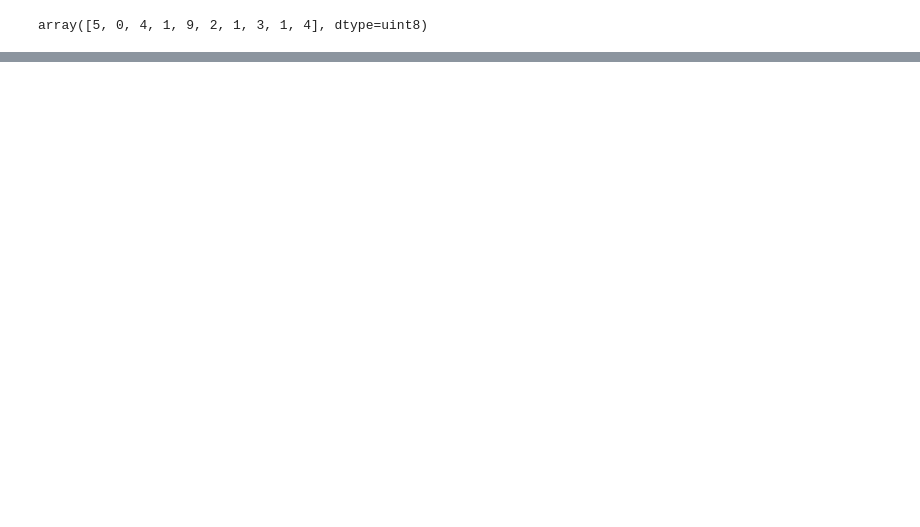
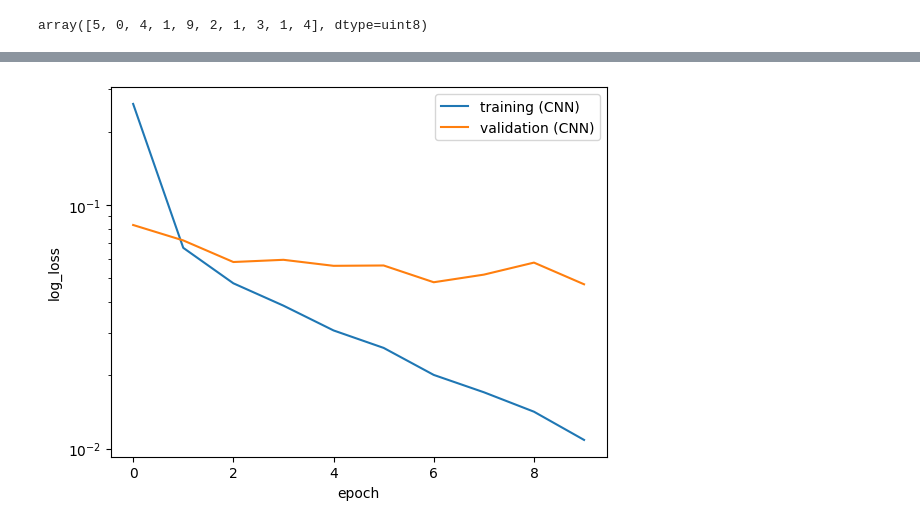
Before and after one commit to elhamkashi/DSPS_EKashi, a Jupyter notebook: HW10/Task2/kerasmnist_mlp.ipynb, the cells around one changed output, grey strips where cells are left out. Saved outputs shown, nothing was run; the diff lists cells and outputs as text; code cells hidden in the pictures; blank space fills up the shorter version.

```diff
--- a/HW10/Task2/kerasmnist_mlp.ipynb
+++ b/HW10/Task2/kerasmnist_mlp.ipynb
@@ -149,0 +206,6 @@ mlp.evaluate(x_testraveled, y_test)
+# %%
+# Reshape the flattened data back to 28x28x1 for the CNN
+x_train_cnn = x_trainraveled.reshape(-1, 28, 28, 1)
+x_test_cnn = x_testraveled.reshape(-1, 28, 28, 1)
+
+x_train_cnn.shape, x_test_cnn.shape
@@ -149,0 +214,14 @@ mlp.evaluate(x_testraveled, y_test)
+# %%
+cnn = keras.Sequential([
+    layers.Conv2D(32, (3, 3), activation='relu', input_shape=(28, 28, 1)),
+    layers.MaxPooling2D((2, 2)),
+
+    layers.Conv2D(64, (3, 3), activation='relu'),
+    layers.MaxPooling2D((2, 2)),
+
+    layers.Flatten(),
+    layers.Dense(64, activation='relu'),
+    layers.Dense(10, activation='softmax')
+])
+
+cnn.summary()
@@ -149,0 +250,15 @@ mlp.evaluate(x_testraveled, y_test)
+# %%
+cnn.compile(
+    optimizer='adam',
+    loss='categorical_crossentropy',
+    metrics=['accuracy']
+)
+# %%
+history_cnn = cnn.fit(
+    x_train_cnn,
+    y_train,
+    batch_size=120,
+    epochs=10,
+    validation_split=0.25,
+    verbose=1
+)
@@ -149,0 +286,10 @@ mlp.evaluate(x_testraveled, y_test)
+# %%
+plt.plot(history_cnn.history['loss'], label="training (CNN)")
+plt.plot(history_cnn.history['val_loss'], label="validation (CNN)")
+plt.xlabel("epoch")
+plt.ylabel("log_loss")
+plt.legend()
+plt.yscale('log')
+plt.show()
+# %% [output]
+[figure, added]
```
Also changed, not shown: parts of 27 cells of this notebook.
